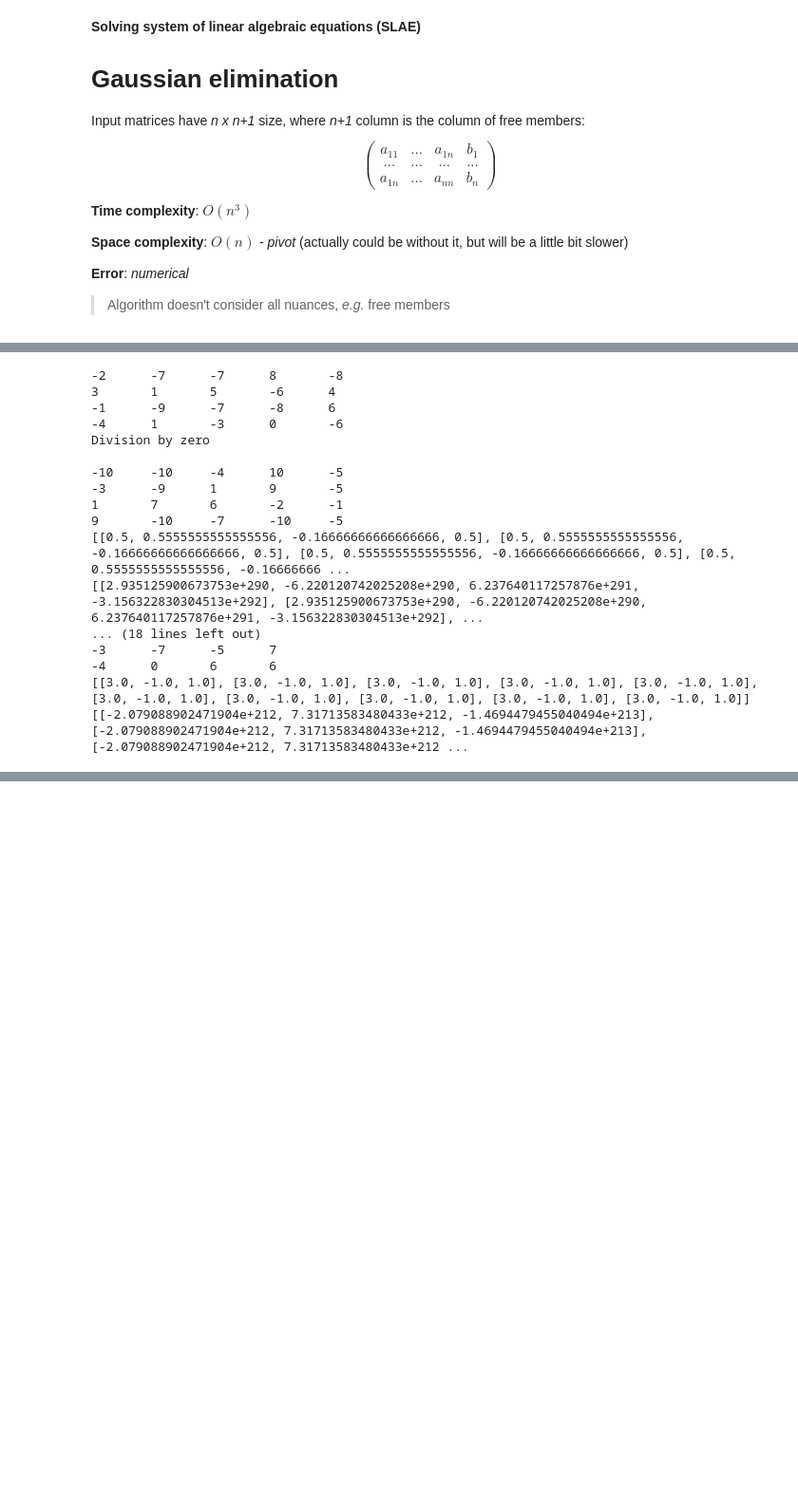
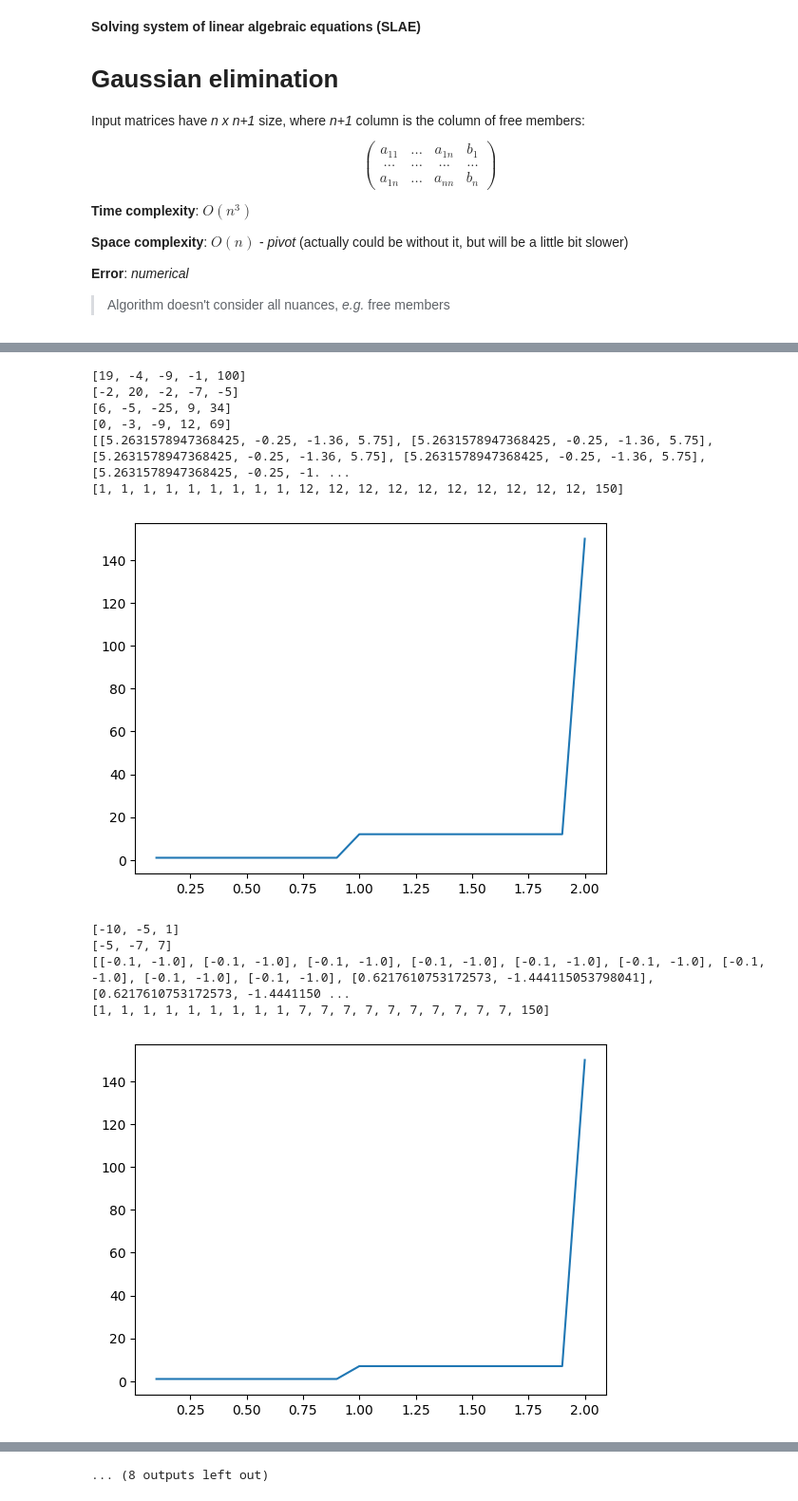
Before and after one commit to pointDeceit0/numerical-methods, a Jupyter notebook: src/numerics/lab07.ipynb, the cells around one changed output, grey strips where cells are left out. Shown at 95% size. Cells and saved outputs as stored; diff of their text form; code cells hidden in the pictures; blank space fills up the shorter version.

```diff
--- a/src/numerics/lab07.ipynb
+++ b/src/numerics/lab07.ipynb
@@ -220,9 +271,18 @@ test(func=siedel)
 # %%
-def relaxation(m: list[list[float]], err=0.001) -> list[float]:
+def relaxation(m: list[list[float]], err=0.001, wrange=20) -> tuple[list[float], list[int]]:
     """
     Simple iterations method
+        m:      list[list[float]], system of linear algebraic equations
+
+        err:    float, difference between current and next iterations
+
+        wrange: int, range of variation of w
+
+        return: tuple[list[float], int], vector of solution and number of iterations till 0.001 difference
+
     """
     n = len(m)
+    iters = 150
 
     for i in range(n):
         div = m[i][i]
@@ -232,32 +292,45 @@ def relaxation(m: list[list[float]], err=0.001) -> list[float]:
             m[i][j] /= div
 
     # 0 iteration
-    x = [[m[i][-1] for i in range(n)]] * 10
-    print(x)
+    x = [[m[i][-1] for i in range(n)] for _ in range(wrange + 1)]
 
-    for _ in range(20):
-        for w in range(1, 10):
+    iterations = []
+    for w in range(1, wrange + 1):
+        k = 0
+        for _ in range(iters):
+            x_prev = x[w - 1][0]
             for i in range(n):
-                x[w - 1][i] = (1 - w) * x[w - 1][i] + (w) * (m[i][-1] - sum(v * x0 for v, x0 in zip(m[i][ : i] + m[i][i + 1 : -1], x[w - 1][ : i] + x[w - 1][i + 1 : ])))
+                x[w - 1][i] = (1 - w // 10) * x[w - 1][i] + w // 10 * (m[i][-1] - sum(v * x0 for v, x0 in zip(m[i][ : i] + m[i][i + 1 : -1], x[w - 1][ : i] + x[w - 1][i + 1 : ])))
 
-    return x
+            k += 1
+            if abs(x[w - 1][0] - x_prev) < err:
+                break
+        iterations.append(k)
+
+    return x, iterations
-# %%
-test(func=relaxation)
-# %% [output]
--2      -7      -7      8       -8
-3       1       5       -6      4
--1      -9      -7      -8      6
--4      1       -3      0       -6
-Division by zero
-
--10     -10     -4      10      -5
--3      -9      1       9       -5
-1       7       6       -2      -1
-9       -10     -7      -10     -5
-[[0.5, 0.5555555555555556, -0.16666666666666666, 0.5], [0.5, 0.5555555555555556, -0.16666666666666666, 0.5], [0.5, 0.5555555555555556, -0.16666666666666666, 0.5], [0.5, 0.5555555555555556, -0.16666666 ...
-[[2.935125900673753e+290, -6.220120742025208e+290, 6.237640117257876e+291, -3.156322830304513e+292], [2.935125900673753e+290, -6.220120742025208e+290, 6.237640117257876e+291, -3.156322830304513e+292], ...
-... (18 lines left out)
--3      -7      -5      7
--4      0       6       6
-[[3.0, -1.0, 1.0], [3.0, -1.0, 1.0], [3.0, -1.0, 1.0], [3.0, -1.0, 1.0], [3.0, -1.0, 1.0], [3.0, -1.0, 1.0], [3.0, -1.0, 1.0], [3.0, -1.0, 1.0], [3.0, -1.0, 1.0], [3.0, -1.0, 1.0]]
-[[-2.079088902471904e+212, 7.31713583480433e+212, -1.4694479455040494e+213], [-2.079088902471904e+212, 7.31713583480433e+212, -1.4694479455040494e+213], [-2.079088902471904e+212, 7.31713583480433e+212 ...
+# %%
+from copy import deepcopy
+import matplotlib.pyplot as plt
+
+for y in tdata:
+    y = deepcopy(y)
+    print(*y, sep='\n')
+    x, k = relaxation(y)
+    print(x)
+    print(k)
+    plt.plot([x / 10 for x in range(1, 21)], k)
+    plt.show()
+    print()
+# %% [output]
+[19, -4, -9, -1, 100]
+[-2, 20, -2, -7, -5]
+[6, -5, -25, 9, 34]
+[0, -3, -9, 12, 69]
+[[5.2631578947368425, -0.25, -1.36, 5.75], [5.2631578947368425, -0.25, -1.36, 5.75], [5.2631578947368425, -0.25, -1.36, 5.75], [5.2631578947368425, -0.25, -1.36, 5.75], [5.2631578947368425, -0.25, -1. ...
+[1, 1, 1, 1, 1, 1, 1, 1, 1, 12, 12, 12, 12, 12, 12, 12, 12, 12, 12, 150]
+[figure, added]
+[-10, -5, 1]
+[-5, -7, 7]
+[[-0.1, -1.0], [-0.1, -1.0], [-0.1, -1.0], [-0.1, -1.0], [-0.1, -1.0], [-0.1, -1.0], [-0.1, -1.0], [-0.1, -1.0], [-0.1, -1.0], [0.6217610753172573, -1.444115053798041], [0.6217610753172573, -1.4441150 ...
+[1, 1, 1, 1, 1, 1, 1, 1, 1, 7, 7, 7, 7, 7, 7, 7, 7, 7, 7, 150]
+[figure, added]
@@ -263,0 +358 @@ Division by zero
+... (8 outputs left out)
```
Also changed, not shown: parts of 16 cells of this notebook.
